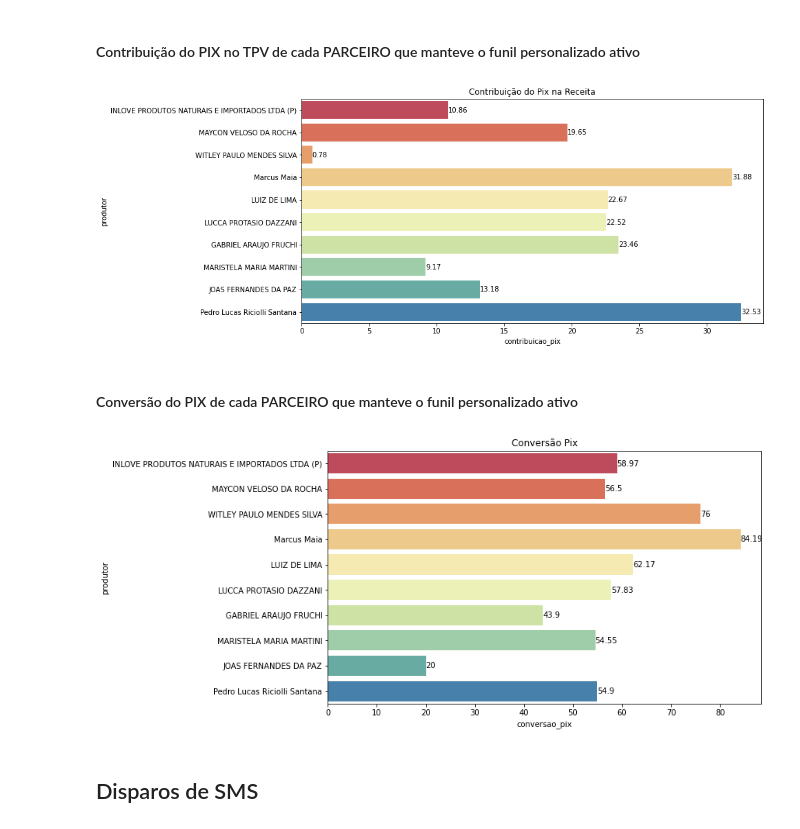
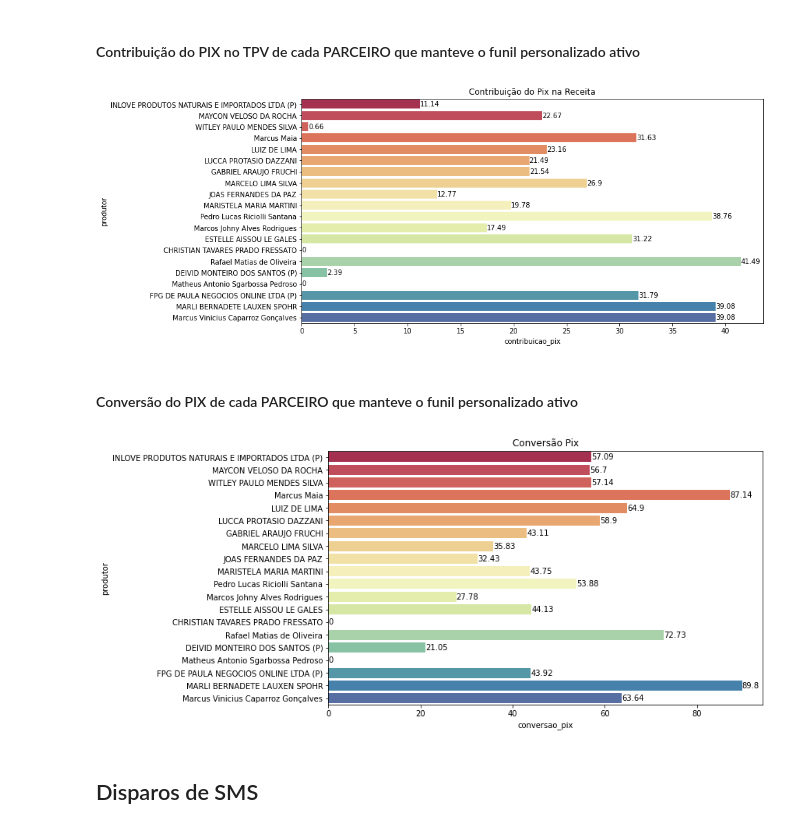
Before and after one commit to DigoRM/Analise-Funil-SMS, a Jupyter notebook: analise funil sms pix.ipynb, the cells around one changed output. Saved outputs shown, nothing was run; the diff lists cells and outputs as text; code cells hidden in the pictures.

```diff
--- a/analise funil sms pix.ipynb
+++ b/analise funil sms pix.ipynb
@@ -293,7 +302,7 @@ plt.figure(figsize=(10,6))
 plt.title("Disparos SMS")
 
 
-top10 = TPV_df.head(10)
+top10 = TPV_df.head(20)
 ax = sns.barplot(x=top10['mensagens_enviadas'], y=top10['produtor'],palette='Spectral')
 
 for container in ax.containers:
@@ -305,7 +314,7 @@ plt.figure(figsize=(10,6))
 plt.title("Custo SMS")
 
 
-top10 = TPV_df.head(10)
+top10 = TPV_df.head(20)
 ax = sns.barplot(x=top10['custo_sms'], y=top10['produtor'],palette='Spectral')
 
 for container in ax.containers:
@@ -319,7 +328,7 @@ plt.figure(figsize=(10,6))
 plt.title("Pix Perdido")
 
 
-top10 = TPV_df.head(10)
+top10 = TPV_df.head(20)
 ax = sns.barplot(x=top10['pedidos_pix_perdidos'], y=top10['produtor'],palette='Spectral')
 
 for container in ax.containers:
@@ -379,7 +388,7 @@ plt.figure(figsize=(12,6))
 plt.title("TPV total por parceiro")
 
 
-top10 = TPV_df.head(10)
+top10 = TPV_df.head(20)
 ax = sns.barplot(x=top10['total_aprovado'], y=top10['produtor'],palette='Spectral')
 
 for container in ax.containers:
@@ -405,17 +421,17 @@ Nessa amostra há 42 parceiros que não processam ou processaram menos que R$100
 # %%
 TPV_df['contribuicao_pix'] = round(TPV_df['sum(orders_pix_approved)']/TPV_df['total_aprovado']*100,2)
 
 plt.figure(figsize=(12,6))
 plt.title("Contribuição do Pix na Receita")
 
 
-top10 = TPV_df.head(10)
+top10 = TPV_df.head(20)
 ax = sns.barplot(x=top10['contribuicao_pix'], y=top10['produtor'],palette='Spectral')
 
 for container in ax.containers:
     ax.bar_label(container)
 # %% [output]
-[figure, old version]
+[figure, new version]
 # %% [markdown]
 #### Conversão do PIX de cada PARCEIRO que manteve o funil personalizado ativo
 # %%
@@ -423,13 +439,13 @@ plt.figure(figsize=(10,6))
 plt.title("Conversão Pix")
 
 
-top10 = TPV_df.head(10)
+top10 = TPV_df.head(20)
 ax = sns.barplot(x=top10['conversao_pix'], y=top10['produtor'],palette='Spectral')
 
 for container in ax.containers:
     ax.bar_label(container)
 # %% [output]
-[figure, old version]
+[figure, new version]
 # %% [markdown]
 ## Disparos de SMS
 # %%
```
Also changed, not shown: parts of 33 cells of this notebook, 2 other files.
